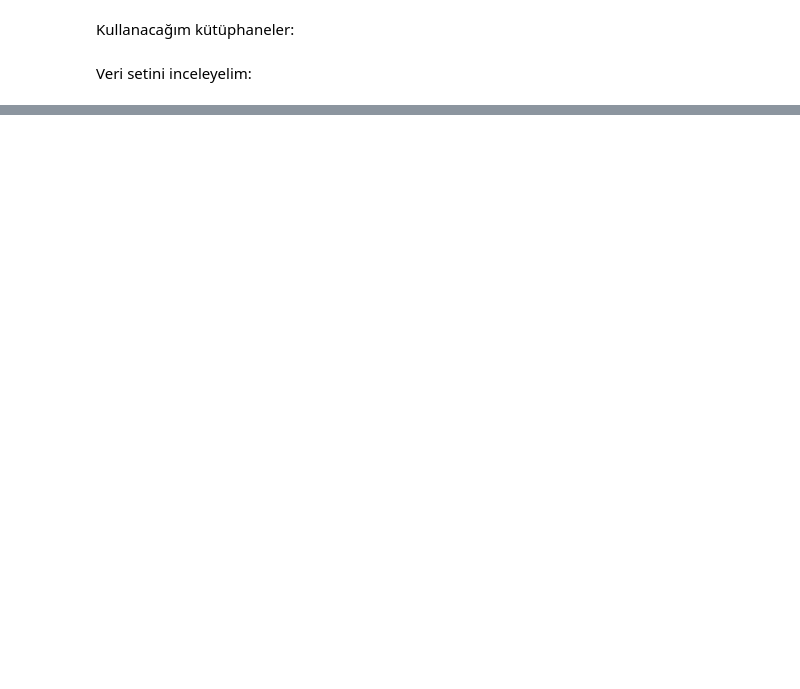
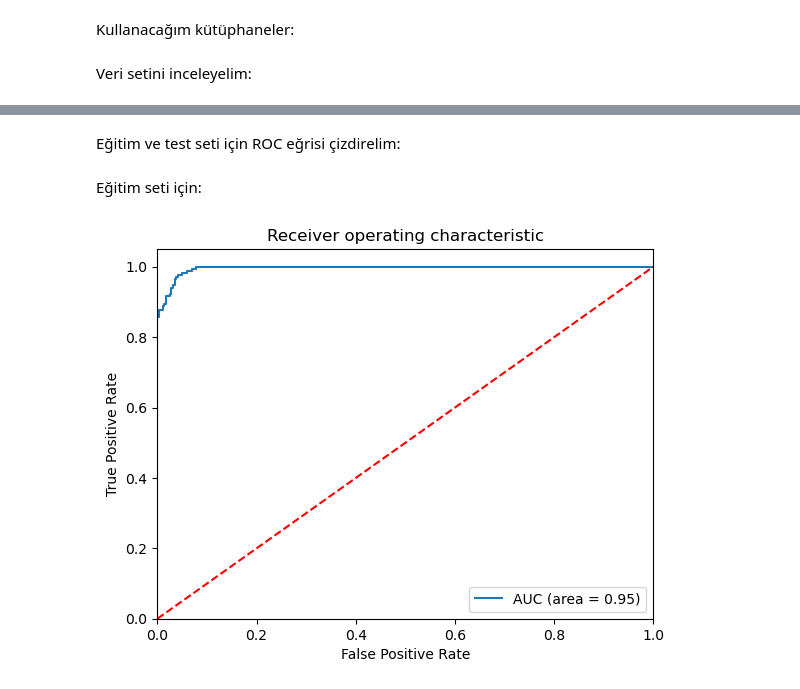
Before and after one commit to SerminAzizoglu/Meme_kanseri_tespit, a Jupyter notebook: Meme_kanseri_tespit.ipynb, the cells around one changed output, grey strips where cells are left out. Cells and saved outputs as stored; diff of their text form; code cells hidden in the pictures; blank space fills up the shorter version.

```diff
--- a/Meme_kanseri_tespit.ipynb
+++ b/Meme_kanseri_tespit.ipynb
@@ -50,0 +135,2 @@ BC_wisconsin
+# %%
+X_train, X_test, y_train, y_test = train_test_split(X, y, test_size = 0.20, random_state = 22)
@@ -50,0 +146,2 @@ BC_wisconsin
+# %%
+logReg = LogisticRegression(random_state = 22, max_iter=5000).fit(X_train, y_train)
@@ -50,0 +150,4 @@ BC_wisconsin
+# %%
+# eğitim seti için
+pred_logreg_train = logReg.predict(X_train)
+pred_lojreg_train[0:10]
@@ -50,0 +164,3 @@ BC_wisconsin
+# %%
+pred_logreg_train_proba = logReg.predict_proba(X_train)
+pred_logreg_train_proba[0:10]
@@ -50,0 +234,21 @@ BC_wisconsin
+# %% [markdown]
+Eğitim ve test seti için ROC eğrisi çizdirelim:
+# %% [markdown]
+Eğitim seti için:
+# %%
+logit_roc_auc = roc_auc_score(y_train, pred_logreg_train)
+fpr, tpr, thresholds = roc_curve(y_train, pred_logreg_train_proba[:,1])
+
+plt.figure()
+plt.plot(fpr, tpr, label = 'AUC (area = %0.2f)' % logit_roc_auc)
+plt.plot([0,1], [0,1], 'r--')
+plt.xlim([0.0, 1.0])
+plt.ylim([0.0, 1.05])
+plt.xlabel('False Positive Rate')
+plt.ylabel('True Positive Rate')
+plt.title('Receiver operating characteristic')
+plt.legend(loc = 'lower right')
+plt.savefig('log_ROC')
+plt.show()
+# %% [output]
+[figure, added]
```
Also changed, not shown: parts of 251 cells of this notebook.
